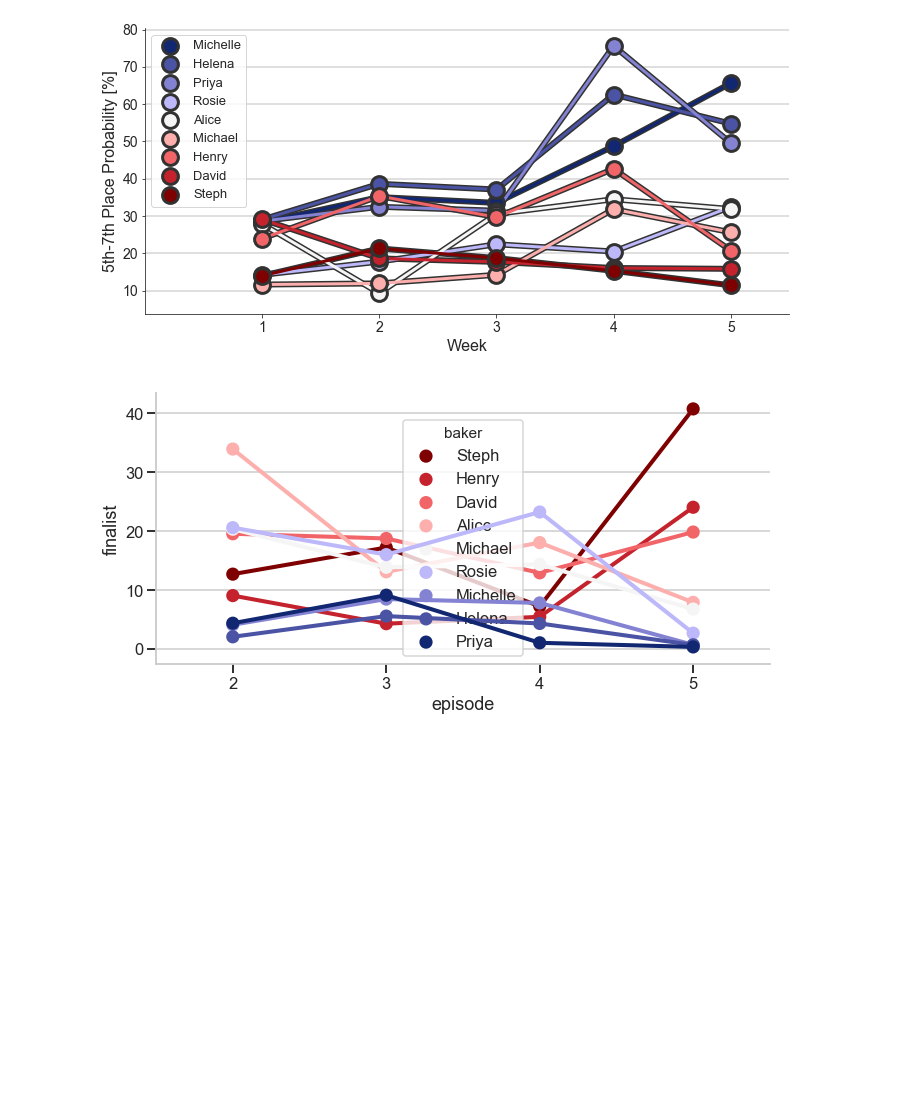
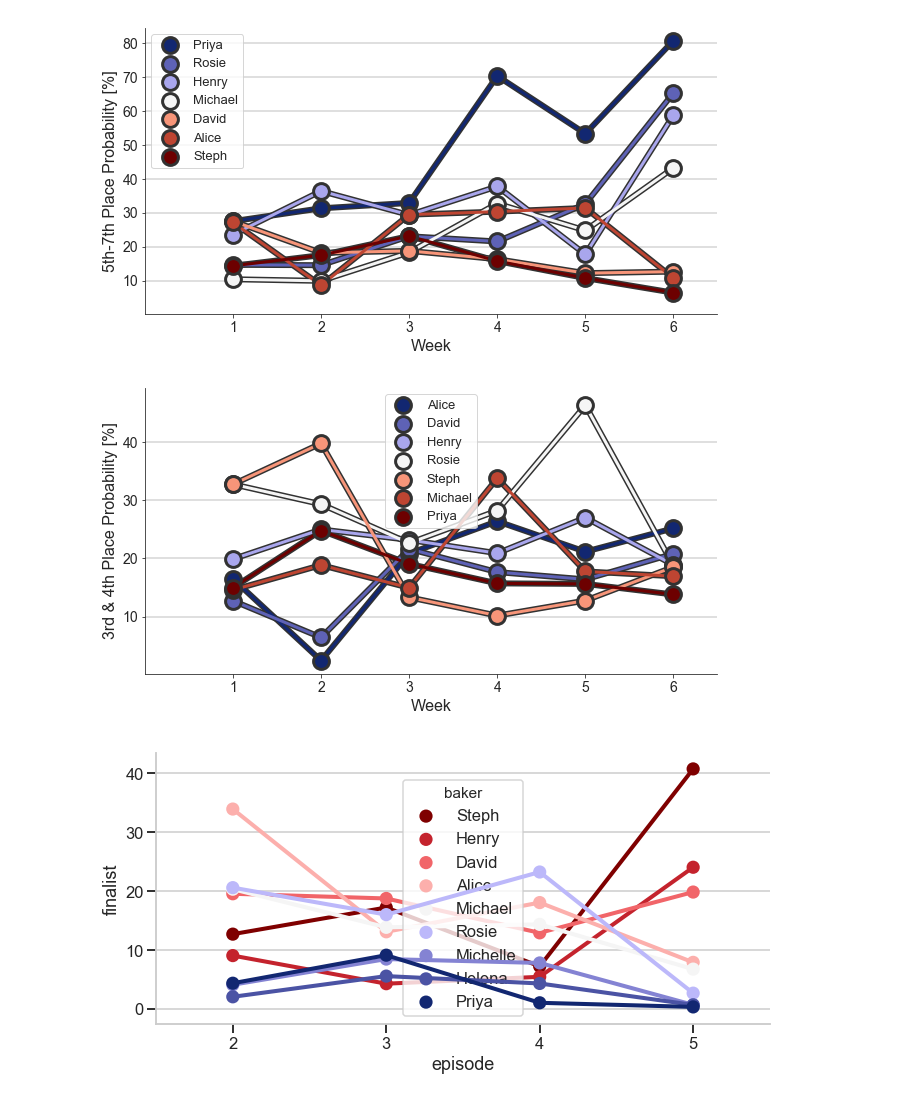
Before and after one commit to dantaki/DeepBake, a Jupyter notebook: NOTEBOOKS/gbbo.running.preds.ipynb, the cells around one changed output. Saved outputs shown, nothing was run; the diff lists cells and outputs as text; code cells hidden in the pictures; blank space fills up the shorter version.

```diff
--- a/NOTEBOOKS/gbbo.running.preds.ipynb
+++ b/NOTEBOOKS/gbbo.running.preds.ipynb
@@ -138,8 +142,8 @@ f.savefig("../FIGURES/gbbo.bottom.running.probs.{}.svg".format(timestamp()),dpi=
 # %%
-col=['#122771', '#4b53a4', '#8483d3', '#bcb8fa', '#f5f5f5', '#fcafac', '#f16569', '#c4232d', '#7f0000']
+col=['#122771', '#5e62b6', '#a9a6ed', '#f5f5f5', '#f79579', '#be4532', '#6d0000']
 colrs=col
 #colrs=list(reversed(col))
-lost = ['Dan','Jamie','Amelia','Phil']
+lost = ['Dan','Jamie','Amelia','Phil','Helena','Michelle']
 gbbo=df
 gbbo = gbbo.loc[~gbbo['baker'].isin(lost)]
 remaining_bakers = len(set(gbbo['baker']))
@@ -151,7 +155,7 @@ for x,c in zip(bakers,colrs):
     colr_dict[x]=c
 
 vapeplot.font_size(14)
-f,ax = plt.subplots(1,1,figsize=(10,5))
+f,ax = plt.subplots(1,1,figsize=(9,5))
 
 plot_gbbo_probs(gbbo,'fifthseventh',ax,colr_dict,'5th-7th Place Probability [%]')
 
@@ -160,7 +164,33 @@ f.tight_layout()
 f.savefig("../FIGURES/gbbo.5th-7th.running.probs.{}.png".format(timestamp()),dpi=500)
 f.savefig("../FIGURES/gbbo.5th-7th.running.probs.{}.svg".format(timestamp()),dpi=500)
 # %% [output]
-[figure, old version]
+[figure, new version]
+# %%
+col=['#122771', '#5e62b6', '#a9a6ed', '#f5f5f5', '#f79579', '#be4532', '#6d0000']
+colrs=col
+#colrs=list(reversed(col))
+lost = ['Dan','Jamie','Amelia','Phil','Helena','Michelle']
+gbbo=df
+gbbo = gbbo.loc[~gbbo['baker'].isin(lost)]
+remaining_bakers = len(set(gbbo['baker']))
+gbbo = gbbo.sort_values(ascending=False,by=['episode','thirdforth'])
+tmp = gbbo.loc[gbbo['episode']==max(gbbo['episode'])]
+bakers = tmp['baker']
+colr_dict=OrderedDict()
+for x,c in zip(bakers,colrs):
+    colr_dict[x]=c
+
+vapeplot.font_size(14)
+f,ax = plt.subplots(1,1,figsize=(9,5))
+
+plot_gbbo_probs(gbbo,'thirdforth',ax,colr_dict,'3rd & 4th Place Probability [%]')
+
+
+f.tight_layout()
+f.savefig("../FIGURES/gbbo.3rd-4th.running.probs.{}.png".format(timestamp()),dpi=500)
+f.savefig("../FIGURES/gbbo.3rd-4th.running.probs.{}.svg".format(timestamp()),dpi=500)
+# %% [output]
+[figure, added]
 # %%
 col=['#122771', '#4b53a4', '#8483d3', '#bcb8fa', '#f5f5f5', '#fcafac', '#f16569', '#c4232d', '#7f0000']
 colrs=reversed(col)
```
Also changed, not shown: parts of 4 cells of this notebook, 24 other files.
